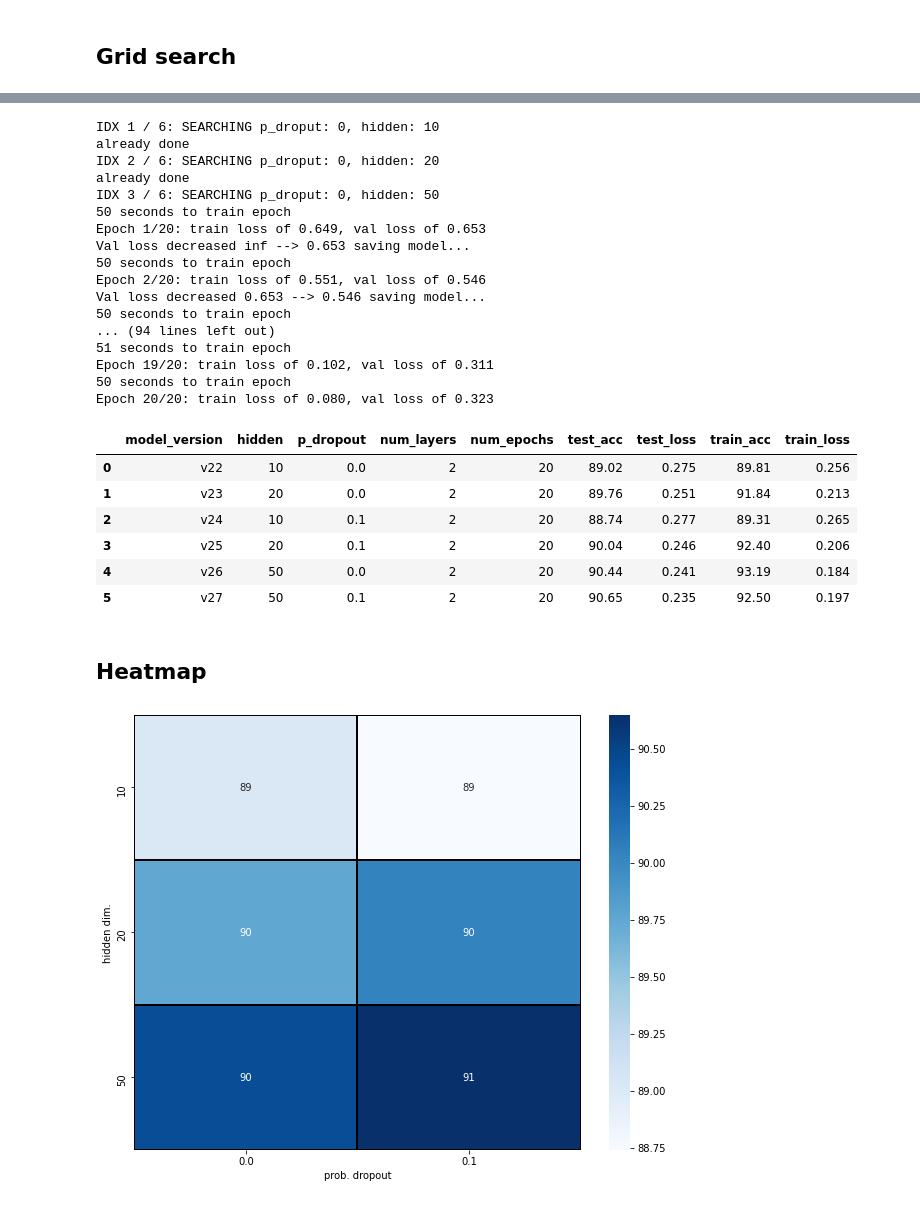
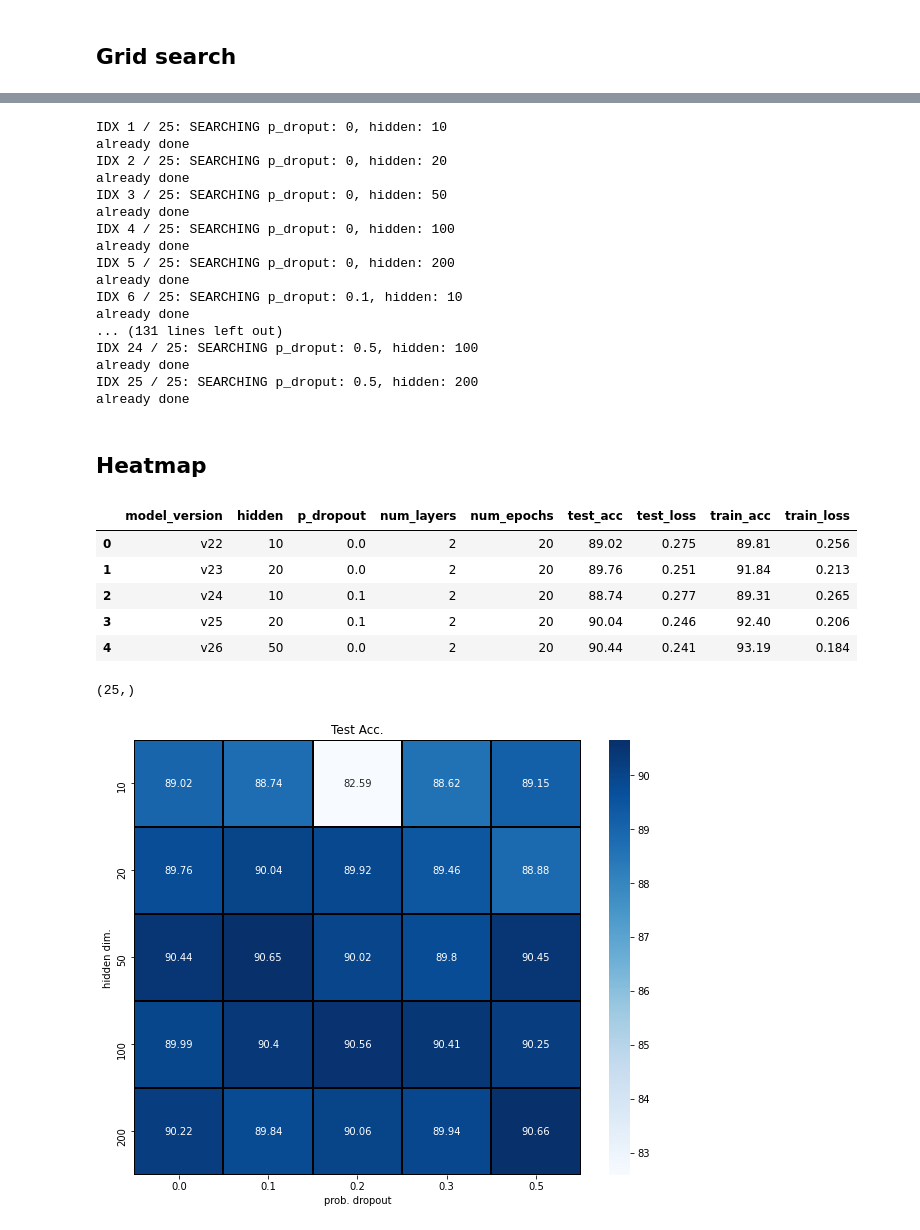
Before and after one commit to skanderbenmansour/nlp_study_group, a Jupyter notebook: tyler/colab/grid_search/cloab_glove_lstm_batch_grid_search.ipynb, the cells around one changed output, grey strips where cells are left out. Cells and saved outputs as stored; diff of their text form; code cells hidden in the pictures.

```diff
--- a/tyler/colab/grid_search/cloab_glove_lstm_batch_grid_search.ipynb
+++ b/tyler/colab/grid_search/cloab_glove_lstm_batch_grid_search.ipynb
@@ -361,8 +362,8 @@ params['device_name'] = device_name
 params['num_epochs'] = num_epochs
 
 
-p_dropout_list = [0, .1] #, .2, .3, .4, .5]
-hidden_list = [10, 20, 50] #[100] #[50,100] #,200,500,1000]
+p_dropout_list = [0, .1, .2, .3, .5] #[0, .1, .2, .3] #, .4, .5]
+hidden_list = [10, 20, 50, 100, 200] #[50,100] #,200,500,1000]
 
 grid = [(p_dropout, hidden) for p_dropout in p_dropout_list for hidden in hidden_list]
 
@@ -403,28 +404,30 @@ for grid_idx,(p_dropout,hidden) in enumerate(grid):
         fields = [model_version,hidden,p_dropout,num_layers,num_epochs,test_acc,test_loss,train_acc,train_loss]
         utils.write_result_row(fields)
 # %% [output]
-IDX 1 / 6: SEARCHING p_droput: 0, hidden: 10
+IDX 1 / 25: SEARCHING p_droput: 0, hidden: 10
 already done
-IDX 2 / 6: SEARCHING p_droput: 0, hidden: 20
+IDX 2 / 25: SEARCHING p_droput: 0, hidden: 20
 already done
-IDX 3 / 6: SEARCHING p_droput: 0, hidden: 50
-50 seconds to train epoch
-Epoch 1/20: train loss of 0.649, val loss of 0.653
-Val loss decreased inf --> 0.653 saving model...
-50 seconds to train epoch
-Epoch 2/20: train loss of 0.551, val loss of 0.546
-Val loss decreased 0.653 --> 0.546 saving model...
-50 seconds to train epoch
-... (94 lines left out)
-51 seconds to train epoch
-Epoch 19/20: train loss of 0.102, val loss of 0.311
-50 seconds to train epoch
-Epoch 20/20: train loss of 0.080, val loss of 0.323
+IDX 3 / 25: SEARCHING p_droput: 0, hidden: 50
+already done
+IDX 4 / 25: SEARCHING p_droput: 0, hidden: 100
+already done
+IDX 5 / 25: SEARCHING p_droput: 0, hidden: 200
+already done
+IDX 6 / 25: SEARCHING p_droput: 0.1, hidden: 10
+already done
+... (131 lines left out)
+IDX 24 / 25: SEARCHING p_droput: 0.5, hidden: 100
+already done
+IDX 25 / 25: SEARCHING p_droput: 0.5, hidden: 200
+already done
+# %% [markdown]
+## Heatmap
 # %%
 csv_path = '/content/drive/My Drive/colab_data/grid_search.csv'
 res = pd.read_csv(csv_path)
 # %%
-res
+res.head()
 # %% [output]
 |  | model_version | hidden | p_dropout | num_layers | num_epochs | test_acc | test_loss | train_acc | train_loss |
 | 0 | v22 | 10 | 0.0 | 2 | 20 | 89.02 | 0.275 | 89.81 | 0.256 |
@@ -432,6 +435,3 @@ res
 | 2 | v24 | 10 | 0.1 | 2 | 20 | 88.74 | 0.277 | 89.31 | 0.265 |
 | 3 | v25 | 20 | 0.1 | 2 | 20 | 90.04 | 0.246 | 92.40 | 0.206 |
 | 4 | v26 | 50 | 0.0 | 2 | 20 | 90.44 | 0.241 | 93.19 | 0.184 |
-| 5 | v27 | 50 | 0.1 | 2 | 20 | 90.65 | 0.235 | 92.50 | 0.197 |
-# %% [markdown]
-## Heatmap
@@ -451,0 +444,15 @@ train_acc = train_acc.reshape(matrix.shape)
+# %%
+res_sorted.test_acc.values.shape
+# %% [output]
+(25,)
+# %%
+for h in list(res.hidden.unique()):
+    for p in list(res.p_dropout.unique()):
+        num = len(res_sorted[(res_sorted.hidden == h) & (res_sorted.p_dropout == p)])
+        if num == 0:
+            to_append = {}
+            to_append['hidden'] = h
+            to_append['p_dropout'] = p
+            res_sorted = res_sorted.append(to_append,ignore_index=True)
+
+res_sorted = res_sorted.sort_values(['hidden','p_dropout']).copy()
@@ -452,12 +473,15 @@ train_acc = train_acc.reshape(matrix.shape)
 # %%
-_ = sns.heatmap(test_acc,cmap='Blues',linecolor='black',linewidths=1,annot=True)
+_ = sns.heatmap(test_acc,cmap='Blues',linecolor='black',linewidths=1,annot=True,fmt='g')
 fig,ax = plt.gcf(),plt.gca()
 _ = ax.set_xlabel('prob. dropout')
 _ = ax.set_ylabel('hidden dim.')
 
 _ = ax.set_xticklabels(res.p_dropout.unique())
 _ = ax.set_yticklabels(res.hidden.unique())
+_ = plt.title('Test Acc.')
 
 fig.set_size_inches(10,8)
+fig_path = '/content/drive/My Drive/colab_data/test_acc.png'
+plt.savefig(fig_path)
 # %% [output]
-[figure, old version]
+[figure, new version]
```
Also changed, not shown: parts of 14 cells of this notebook.
